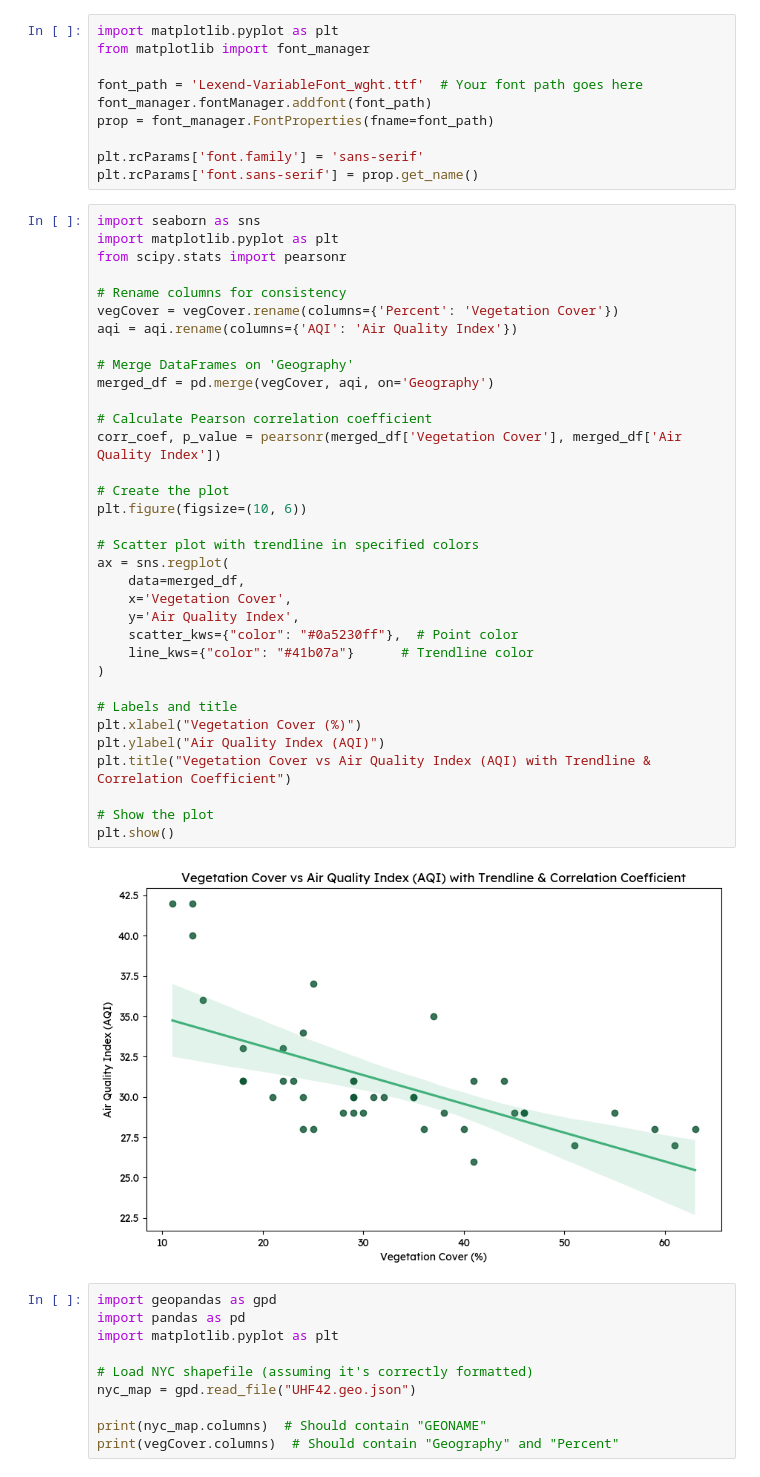
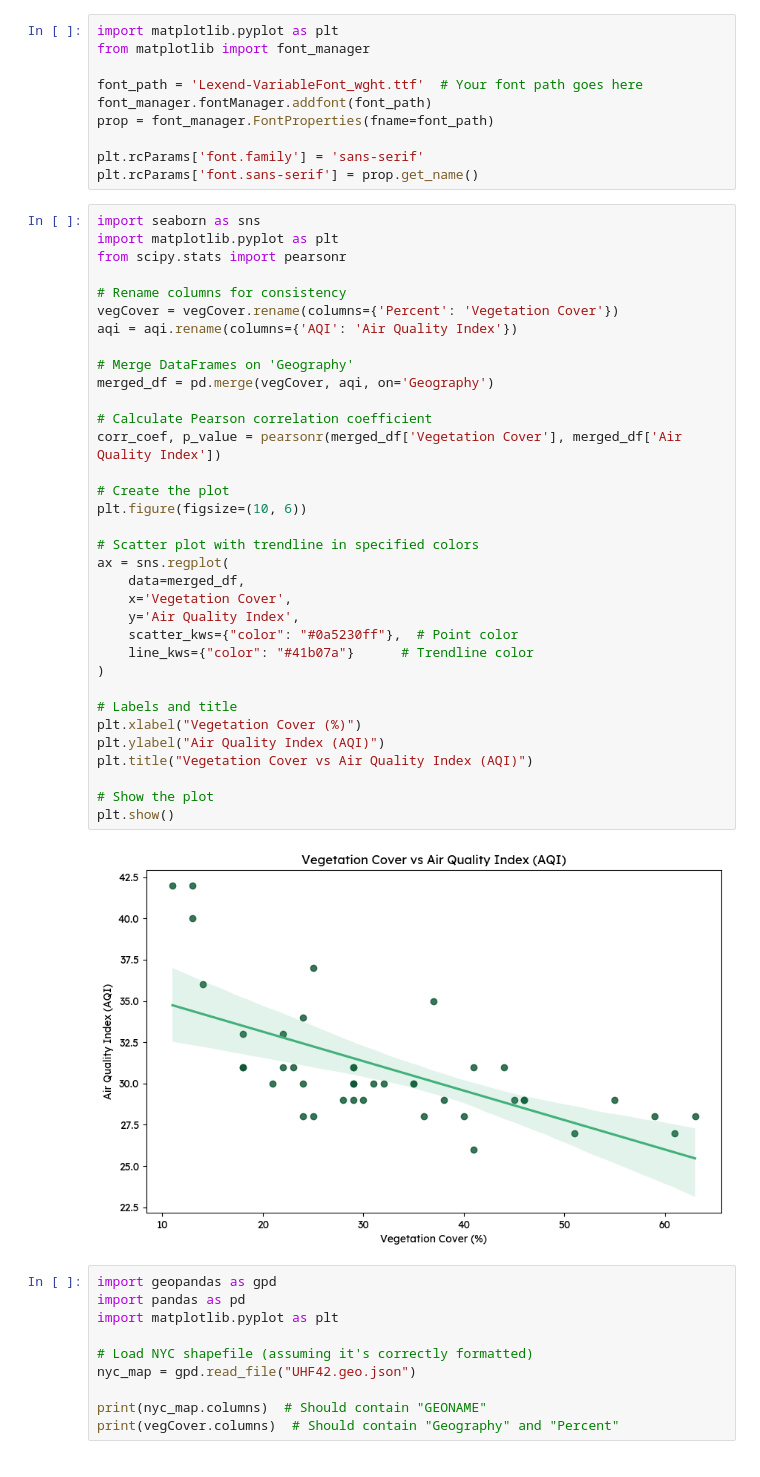
Before and after one commit to cynthiaWEpicCoder/fbla_data_analysis, a Jupyter notebook: Factor_Analysis.ipynb, the cells around one changed output. Cells and saved outputs as stored; diff of their text form.

```diff
--- a/Factor_Analysis.ipynb
+++ b/Factor_Analysis.ipynb
@@ -60,35 +60,35 @@ from scipy.stats import pearsonr
 
 # Rename columns for consistency
 vegCover = vegCover.rename(columns={'Percent': 'Vegetation Cover'})
 aqi = aqi.rename(columns={'AQI': 'Air Quality Index'})
 
 # Merge DataFrames on 'Geography'
 merged_df = pd.merge(vegCover, aqi, on='Geography')
 
 # Calculate Pearson correlation coefficient
 corr_coef, p_value = pearsonr(merged_df['Vegetation Cover'], merged_df['Air Quality Index'])
 
 # Create the plot
 plt.figure(figsize=(10, 6))
 
 # Scatter plot with trendline in specified colors
 ax = sns.regplot(
     data=merged_df,
     x='Vegetation Cover',
     y='Air Quality Index',
     scatter_kws={"color": "#0a5230ff"},  # Point color
     line_kws={"color": "#41b07a"}      # Trendline color
 )
 
 # Labels and title
 plt.xlabel("Vegetation Cover (%)")
 plt.ylabel("Air Quality Index (AQI)")
-plt.title("Vegetation Cover vs Air Quality Index (AQI) with Trendline & Correlation Coefficient")
+plt.title("Vegetation Cover vs Air Quality Index (AQI)")
 
 # Show the plot
 plt.show()
 # %% [output]
-[figure, old version]
+[figure, new version]
 # %%
 import geopandas as gpd
 import pandas as pd
```
Also changed, not shown: parts of 2 cells of this notebook, 2 other files.
